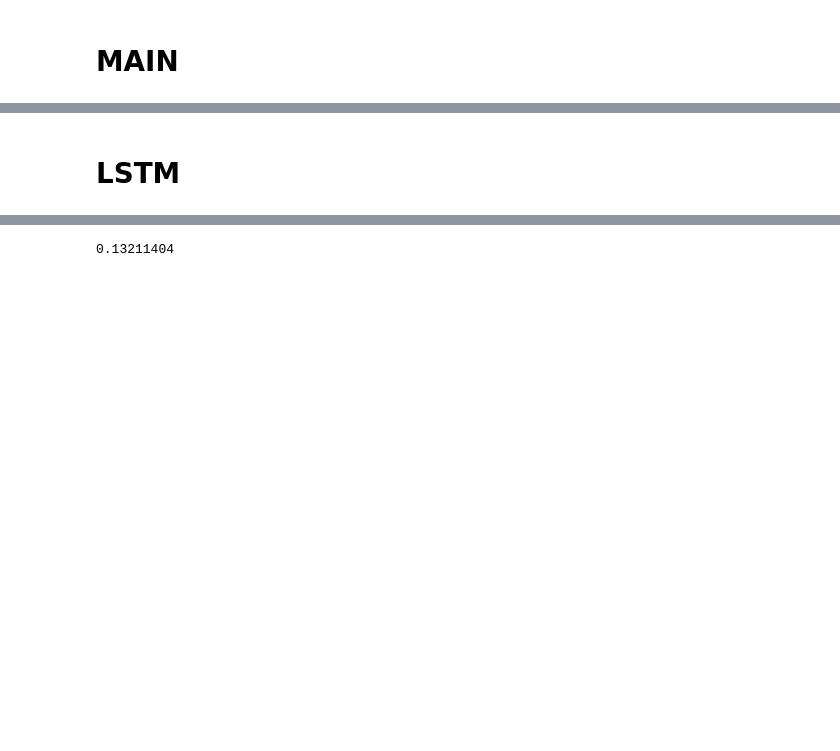
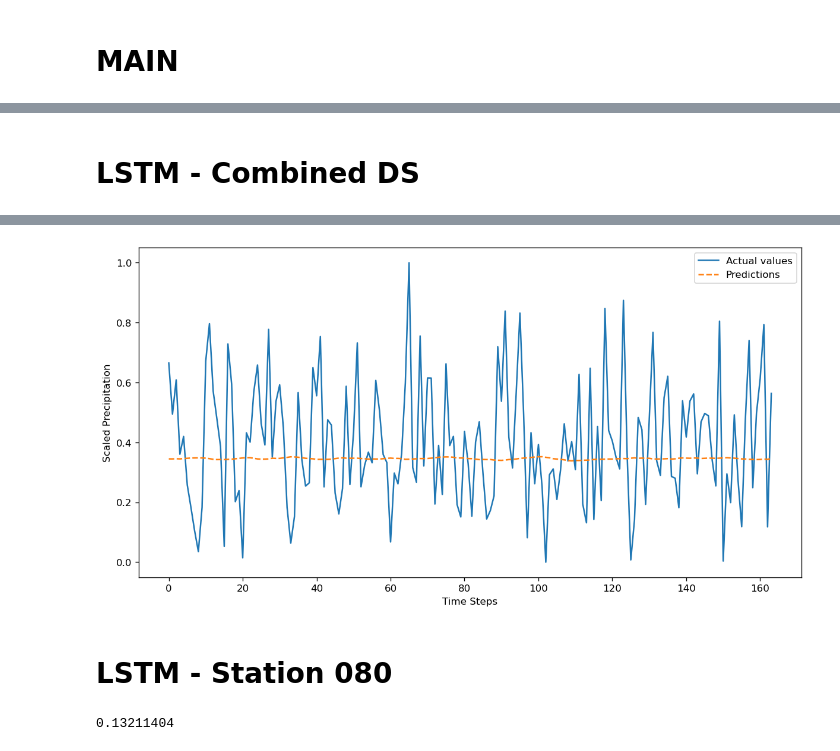
Before and after one commit to rmsryu/spark-climate-data, a Jupyter notebook: 03_LSTM.ipynb, the cells around one changed output, grey strips where cells are left out. Saved outputs shown, nothing was run; the diff lists cells and outputs as text; code cells hidden in the pictures; blank space fills up the shorter version.

```diff
--- a/03_LSTM.ipynb
+++ b/03_LSTM.ipynb
@@ -213,10 +242,7 @@ def remove_outlier(df):
     return df[(df['precipitation'] >= lower_bound) & (df['precipitation'] <= upper_bound)]
 
 
-def get_scaled_data(df, hyper_parameters):
-    # get dataset
-    df_seasson = df.resample(hyper_parameters['freq']).mean()
-
+def get_scaled_data(df_seasson):
     # Scale data
     scaler = MinMaxScaler()
     scaled_data = scaler.fit_transform(df_seasson)
@@ -375,2 +435,41 @@ station '080' best RMSE
 # %% [markdown]
-# LSTM
+# LSTM - Combined DS
+# %%
+# Split dataset for test and training and create sequences.
+df_seasson = get_final_data(hyper_parameters['freq'])
+#df_seasson = get_specific_station_data('090',hyper_parameters['freq'])
+train_data, test_data = train_test_split(df_seasson, test_size=0.2, shuffle=False)
+
+# Scale datasets
+train_data = get_scaled_data(train_data)
+test_data = get_scaled_data(test_data)
+
+# Create training and test sequences
+train_X, train_y = create_sequences(train_data, look_back)
+test_X, test_y = create_sequences(test_data, look_back)
+
+train_X = train_X.reshape(train_X.shape[0], train_X.shape[1], 1)
+test_X = test_X.reshape(test_X.shape[0], test_X.shape[1], 1)
+
+# Create CNN model
+model = create_rnn(hyper_parameters)
+
+# Configure early stop
+early_stopping = EarlyStopping(monitor='val_loss', min_delta=0.00001, patience=10, restore_best_weights=True)
+model.fit(train_X, train_y, epochs=100, batch_size=5, verbose=0, validation_split=0.2, callbacks=[early_stopping])
+
+
+predictions = model.predict(test_X)
+rmse = 9999
+if(np.any(np.isnan(predictions.flatten())) == False):
+    rmse = np.sqrt(mean_squared_error(test_y, predictions.flatten()))
+
+print(f"RMSE: {rmse}")
+plt.figure(figsize=(12, 6))
+plt.plot(test_y, label='Actual values')
+plt.plot(predictions, label='Predictions', linestyle='dashed')
+plt.xlabel('Time Steps')
+plt.ylabel('Scaled Precipitation')
+plt.legend()
+plt.show()
+# %% [output]
@@ -377,3 +478,6 @@ station '080' best RMSE
+[figure, added]
+# %% [markdown]
+# LSTM - Station 080
 # %%
 # Get only station with rmse lower than 2
 rmse_filtered_dict = {k: v for k, v in stations_lstm_results.items() if v < 2}
```
Also changed, not shown: parts of 7 cells of this notebook.
